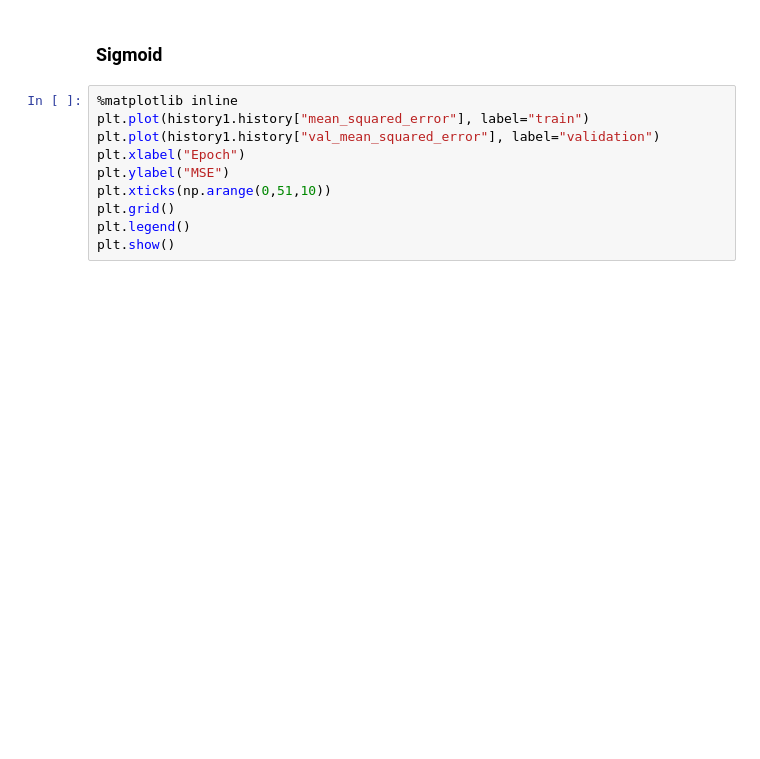
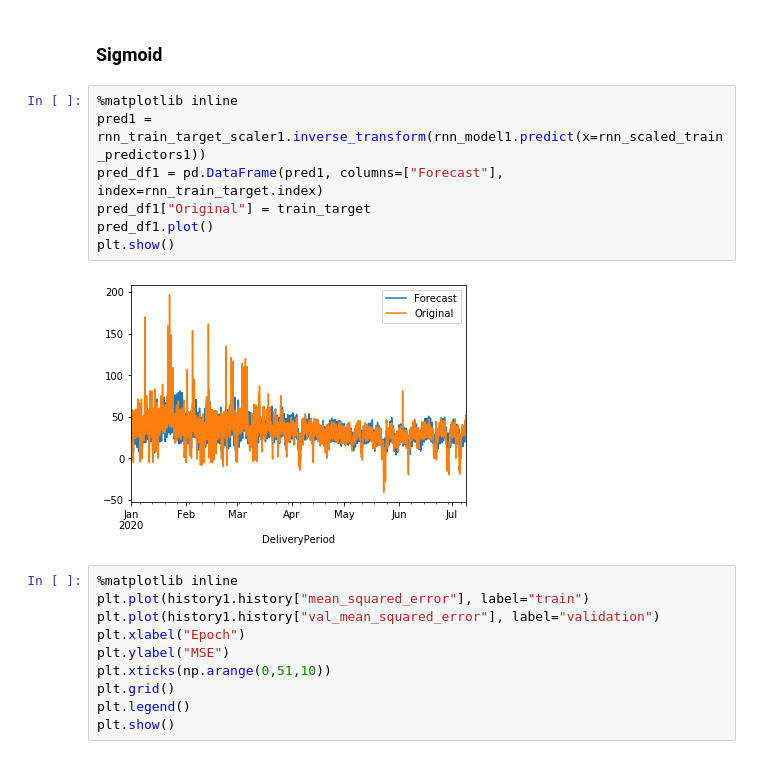
Before and after one commit to nvolfango/MScDissertation, a Jupyter notebook: Nathaniel/Neural Networks.ipynb, the cells around one changed output. Saved outputs shown, nothing was run; the diff lists cells and outputs as text; blank space fills up the shorter version.

```diff
--- a/Nathaniel/Neural Networks.ipynb
+++ b/Nathaniel/Neural Networks.ipynb
@@ -619,6 +633,15 @@ Epoch 50/50
 ## Generate forecasts and plot results
 # %% [markdown]
 ### Sigmoid
+# %%
+%matplotlib inline
+pred1 = rnn_train_target_scaler1.inverse_transform(rnn_model1.predict(x=rnn_scaled_train_predictors1))
+pred_df1 = pd.DataFrame(pred1, columns=["Forecast"], index=rnn_train_target.index)
+pred_df1["Original"] = train_target
+pred_df1.plot()
+plt.show()
+# %% [output]
+[figure, added]
 # %%
 %matplotlib inline
 plt.plot(history1.history["mean_squared_error"], label="train")
```
Also changed, not shown: parts of 19 cells of this notebook.
